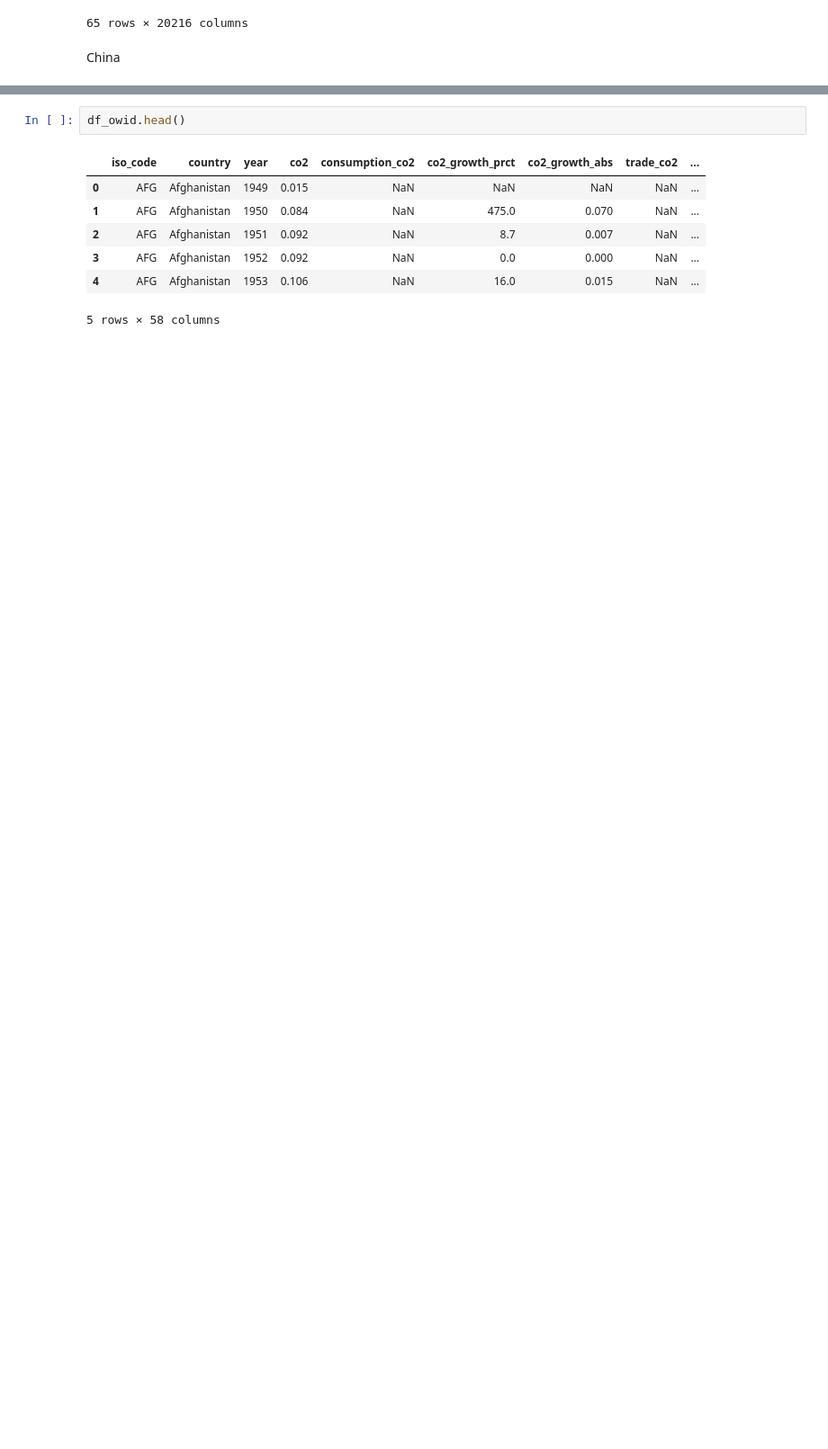
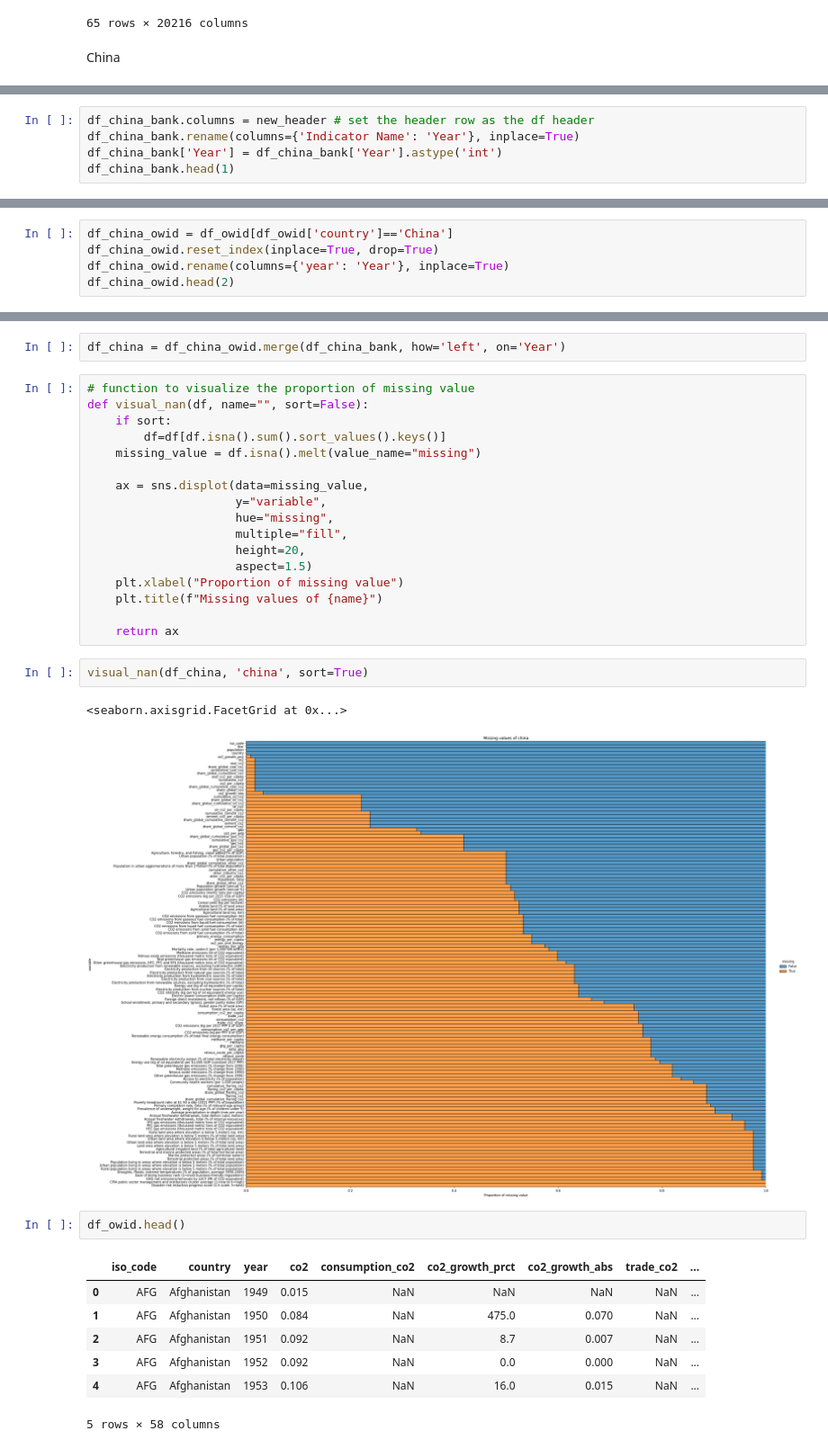
Before and after one commit to BingQuanChua/SASPICIOUS, a Jupyter notebook: eda_merged.ipynb, the cells around one changed output, grey strips where cells are left out. Shown at 90% size. Saved outputs shown, nothing was run; the diff lists cells and outputs as text; blank space fills up the shorter version.

Commit message:
feat:join dataset and display null value

```diff
--- a/eda_merged.ipynb
+++ b/eda_merged.ipynb
@@ -79,0 +101,5 @@ df_china
+# %%
+df_china_bank.columns = new_header # set the header row as the df header
+df_china_bank.rename(columns={'Indicator Name': 'Year'}, inplace=True)
+df_china_bank['Year'] = df_china_bank['Year'].astype('int')
+df_china_bank.head(1)
@@ -79,0 +128,5 @@ df_china
+# %%
+df_china_owid = df_owid[df_owid['country']=='China']
+df_china_owid.reset_index(inplace=True, drop=True)
+df_china_owid.rename(columns={'year': 'Year'}, inplace=True)
+df_china_owid.head(2)
@@ -80,3 +162,27 @@ df_china
+# %%
+df_china = df_china_owid.merge(df_china_bank, how='left', on='Year')
+# %%
+# function to visualize the proportion of missing value
+def visual_nan(df, name="", sort=False):
+    if sort:
+        df=df[df.isna().sum().sort_values().keys()]
+    missing_value = df.isna().melt(value_name="missing")
+
+    ax = sns.displot(data=missing_value,
+                     y="variable",
+                     hue="missing",
+                     multiple="fill",
+                     height=20,
+                     aspect=1.5)
+    plt.xlabel("Proportion of missing value")
+    plt.title(f"Missing values of {name}")
+
+    return ax
+# %%
+visual_nan(df_china, 'china', sort=True)
+# %% [output]
+<seaborn.axisgrid.FacetGrid at 0x...>
+[figure, added]
 # %%
 df_owid.head()
 # %% [output]
```
Also changed, not shown: parts of 10 cells of this notebook.
